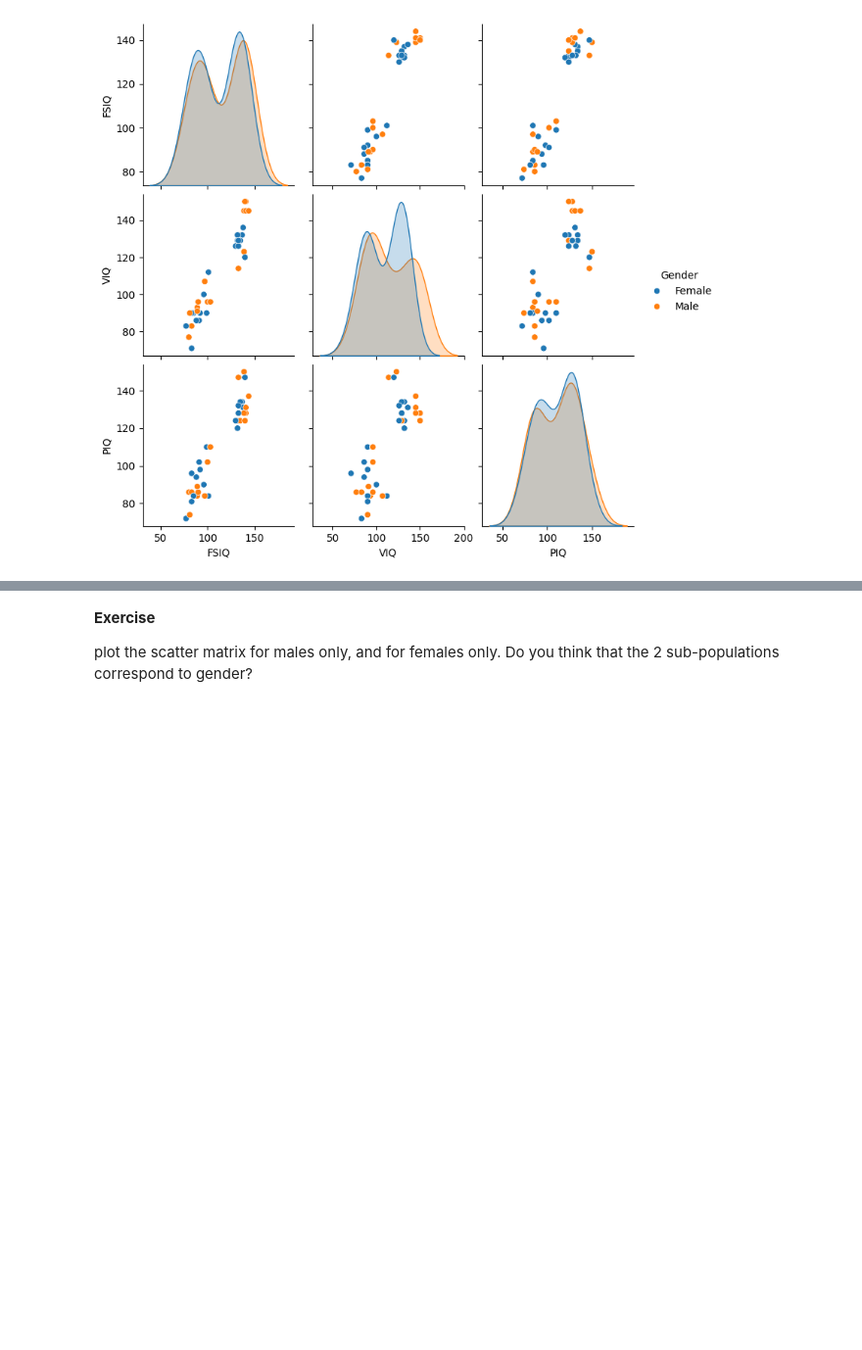
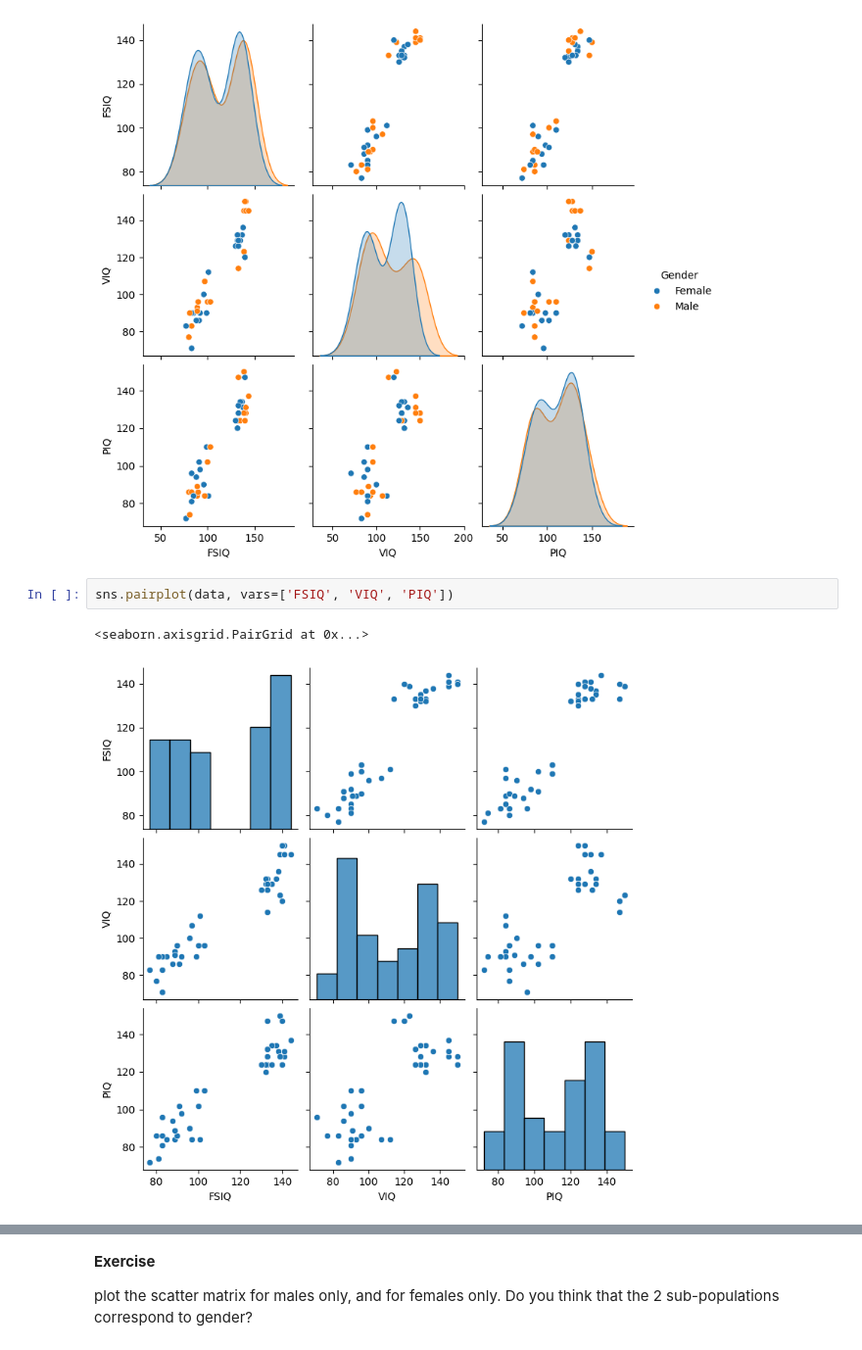
Before and after one commit to LiveKlas/DataScience_Projects, a Jupyter notebook: notebooks/Statistics_in_Python.ipynb, the cells around one changed output, grey strips where cells are left out. Shown at 98% size. Cells and saved outputs as stored; diff of their text form; blank space fills up the shorter version.

```diff
--- a/notebooks/Statistics_in_Python.ipynb
+++ b/notebooks/Statistics_in_Python.ipynb
@@ -180,6 +260,11 @@ sns.pairplot(data, vars=['FSIQ', 'VIQ', 'PIQ'], hue='Gender')
 # %% [output]
 <seaborn.axisgrid.PairGrid at 0x...>
 [figure]
+# %%
+sns.pairplot(data, vars=['FSIQ', 'VIQ', 'PIQ'])
+# %% [output]
+<seaborn.axisgrid.PairGrid at 0x...>
+[figure, added]
 # %%
 # pandas.tools.plotting, using matplotlib to display statistics of the data in dataframes
 
```
Also changed, not shown: parts of 10 cells of this notebook.
